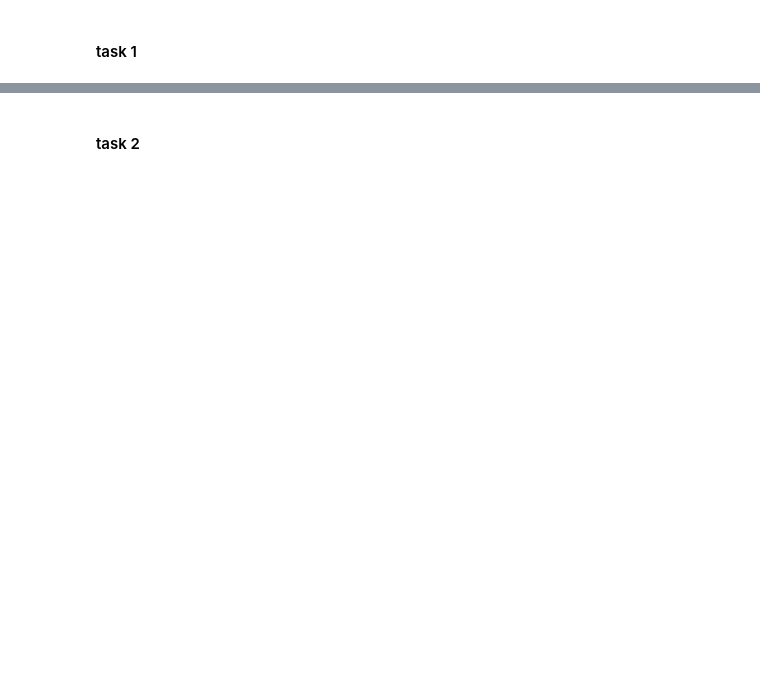
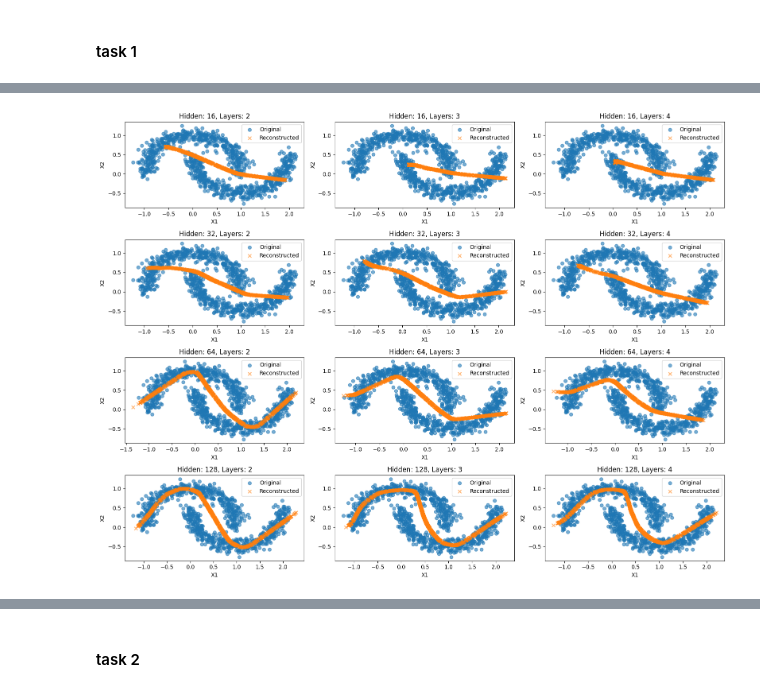
Before and after one commit to sandrinjoy/gnns-ws-24, a Jupyter notebook: autoencoders.ipynb, the cells around one changed output, grey strips where cells are left out. Saved outputs shown, nothing was run; the diff lists cells and outputs as text; code cells hidden in the pictures; blank space fills up the shorter version.

Commit message:
added task 1

```diff
--- a/autoencoders.ipynb
+++ b/autoencoders.ipynb
@@ -2,0 +165,56 @@
+# %%
+# Task 1.1
+def plot_reconstructed_vs_original(data, hidden_sizes, layer_counts, epochs=10, batch_size=64, lr=0.001):
+
+    dataloader = torch.utils.data.DataLoader(data, batch_size=batch_size, shuffle=False)
+    original_points = data
+
+    plt.figure(figsize=(16, 12))
+    plot_idx = 1
+
+    # Iterating over hyperparameter combinations
+    for hidden_size in hidden_sizes:
+        for layers in layer_counts:
+
+            autoencoder = Autoencoder(input_size=2, bottleneck_size=1, hidden_size=hidden_size, layers=layers)
+            optimizer = optim.Adam(autoencoder.parameters(), lr=lr)
+            criterion = nn.MSELoss()
+
+            # Training the Autoencoder
+            autoencoder.train()
+            for epoch in range(epochs):
+                for batch in dataloader:
+                    optimizer.zero_grad()
+                    reconstructed = autoencoder(batch)
+                    loss = criterion(reconstructed, batch)
+                    loss.backward()
+                    optimizer.step()
+
+            autoencoder.eval()
+            with torch.no_grad():
+                reconstructed_points = autoencoder(original_points)
+
+            # Plot
+            plt.subplot(len(hidden_sizes), len(layer_counts), plot_idx)
+            plt.scatter(original_points[:, 0], original_points[:, 1], alpha=0.6, label="Original")
+            plt.scatter(reconstructed_points[:, 0], reconstructed_points[:, 1], alpha=0.6, label="Reconstructed", marker='x')
+            plt.title(f"Hidden: {hidden_size}, Layers: {layers}")
+            plt.xlabel("X1")
+            plt.ylabel("X2")
+            plt.legend()
+            plot_idx += 1
+
+    plt.tight_layout()
+    plt.show()
+
+# Calling the function using the previous values
+plot_reconstructed_vs_original(
+    data=generate_moons(noise=0.1, n_samples=1000),
+    hidden_sizes = [16, 32, 64, 128],
+    layer_counts = [2, 3, 4],
+    epochs=10,
+    batch_size=64,
+    lr=0.001
+)
+# %% [output]
+[figure, added]
```
Also changed, not shown: parts of 11 cells of this notebook.
